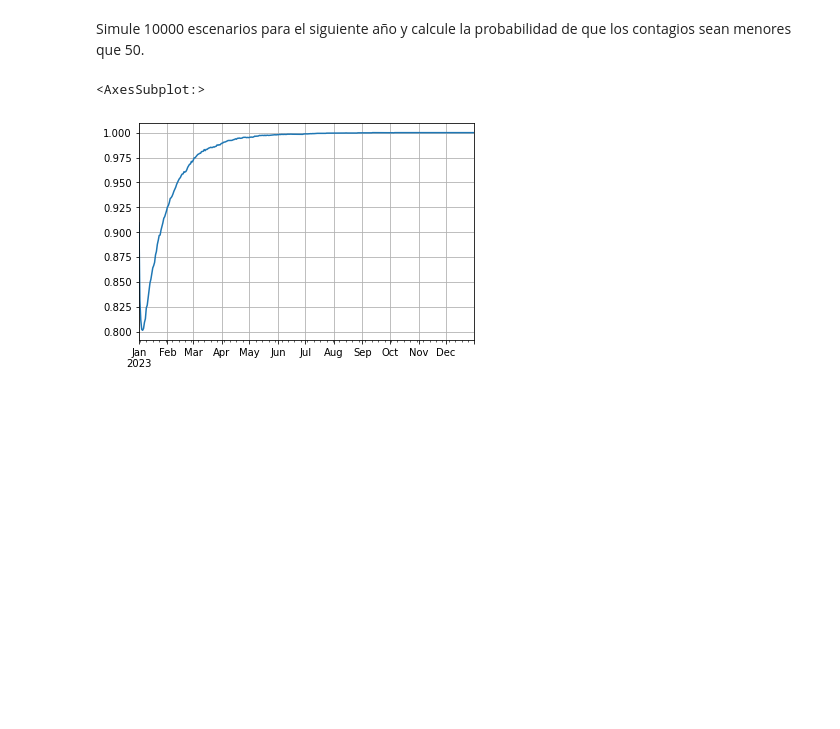
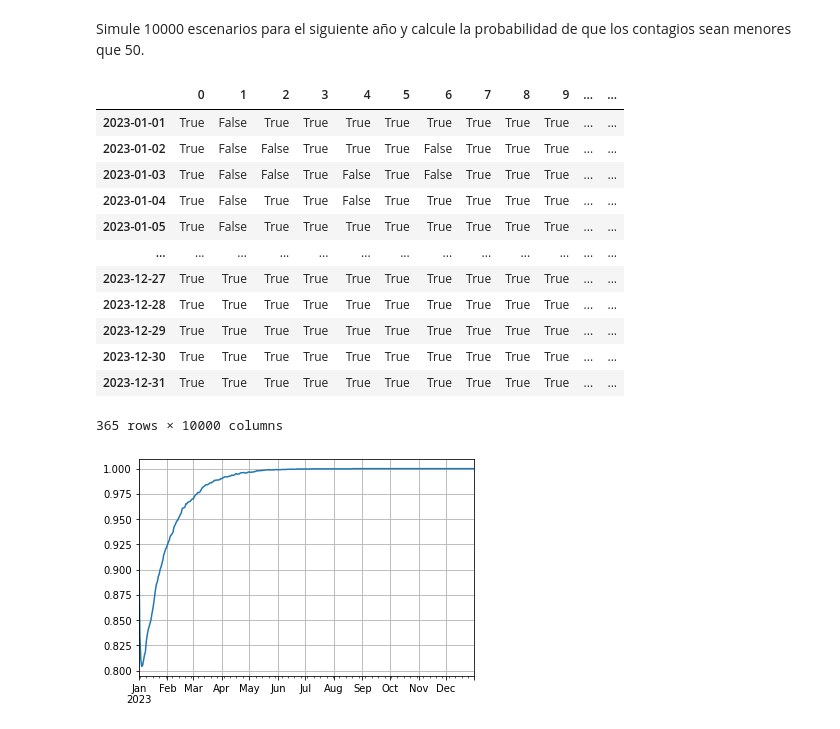
Before and after one commit to Frizard03/02-Simulacion-Matem-tica, a Jupyter notebook: Ejercicio - Análisis de datos.ipynb, the cells around one changed output. Cells and saved outputs as stored; diff of their text form; code cells hidden in the pictures; blank space fills up the shorter version.

```diff
--- a/Ejercicio - Análisis de datos.ipynb
+++ b/Ejercicio - Análisis de datos.ipynb
@@ -65,12 +65,26 @@ def sim_r(mean, std, start, dias, N) :
 # %%
 r_sim = sim_r(mean, std, "2023-01-01", 365, 10000)
 r_acumu = (r_sim + 1).cumprod()
 v_sim = contagiosdf["Contagios"].iloc[-1]*r_acumu
 
 r_esp = contagiosdf["Contagios"].iloc[-1]*1.5
 r_mayor = (v_sim < r_esp)
 prob_mayor = r_mayor.mean(axis = 1)
 prob_mayor.plot(grid=True)
+
+r_mayor
 # %% [output]
+|  | 0 | 1 | 2 | 3 | 4 | 5 | 6 | 7 | 8 | 9 | ... | ... |
+| 2023-01-01 | True | False | True | True | True | True | True | True | True | True | ... | ... |
+| 2023-01-02 | True | False | False | True | True | True | False | True | True | True | ... | ... |
+| 2023-01-03 | True | False | False | True | False | True | False | True | True | True | ... | ... |
+| 2023-01-04 | True | False | True | True | False | True | True | True | True | True | ... | ... |
+| 2023-01-05 | True | False | True | True | True | True | True | True | True | True | ... | ... |
+| ... | ... | ... | ... | ... | ... | ... | ... | ... | ... | ... | ... | ... |
+| 2023-12-27 | True | True | True | True | True | True | True | True | True | True | ... | ... |
+| 2023-12-28 | True | True | True | True | True | True | True | True | True | True | ... | ... |
+| 2023-12-29 | True | True | True | True | True | True | True | True | True | True | ... | ... |
+| 2023-12-30 | True | True | True | True | True | True | True | True | True | True | ... | ... |
+| 2023-12-31 | True | True | True | True | True | True | True | True | True | True | ... | ... |
-<AxesSubplot:>
+365 rows × 10000 columns
-[figure, old version]
+[figure, new version]
```
